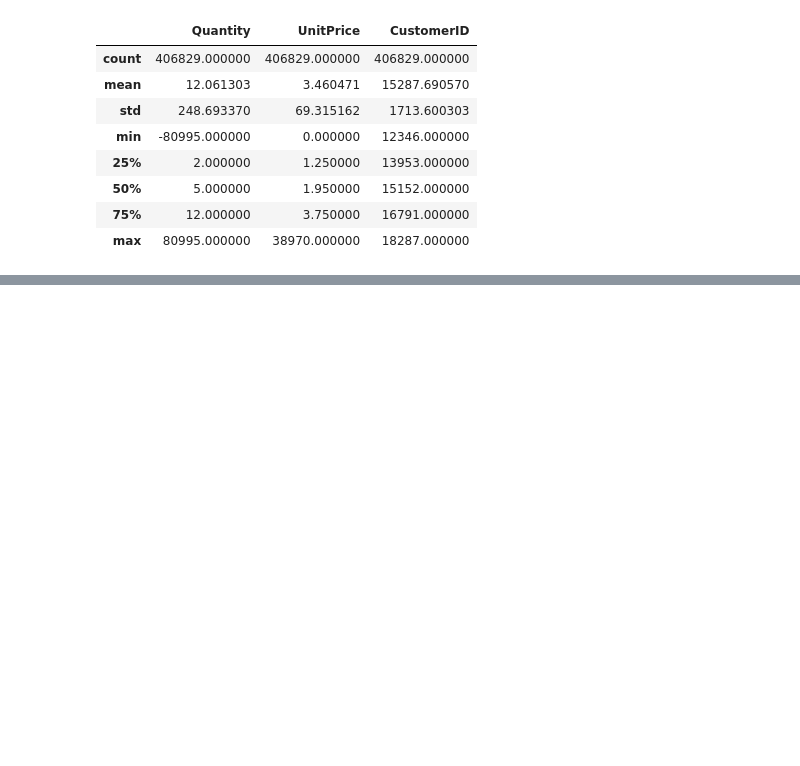
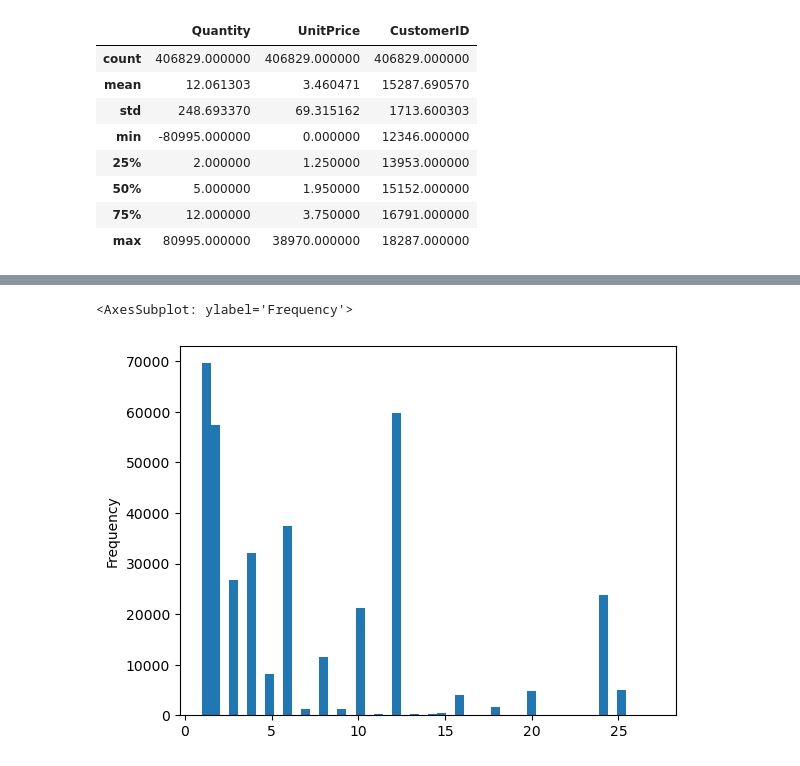
Before and after one commit to kflemming30/Customer-Segmentation, a Jupyter notebook: Segmentation.ipynb, the cells around one changed output, grey strips where cells are left out. Cells and saved outputs as stored; diff of their text form; code cells hidden in the pictures; blank space fills up the shorter version.

```diff
--- a/Segmentation.ipynb
+++ b/Segmentation.ipynb
@@ -114,4 +114,5 @@ onlineretail_cleaned.describe()
 | max | 80995.000000 | 38970.000000 | 18287.000000 |
 # %%
 #Filter our negative or zero values
-#There is at least 1 negative quantity
+#There is at least 1 negative quantity and 0 for unit price and quanitity
+onlineretail_cleaned = onlineretail_cleaned[(onlineretail_cleaned['Quantity'] > 0) & (onlineretail_cleaned['UnitPrice'] > 0)]
@@ -117,0 +147,4 @@ onlineretail_cleaned.describe()
+# %%
+# Create total price column & remove duplicates
+onlineretail_cleaned['TotalPrice'] = onlineretail_cleaned['Quantity'] * onlineretail_cleaned['UnitPrice']
+onlineretail_cleaned = onlineretail_cleaned.drop_duplicates()
@@ -117,0 +167,8 @@ onlineretail_cleaned.describe()
+# %%
+Q1 = onlineretail_cleaned['Quantity'].quantile(0.25)
+Q3 = onlineretail_cleaned['Quantity'].quantile(0.75)
+IQR = Q3 - Q1
+
+# Filtering out the outliers
+onlineretail_filtered = onlineretail_cleaned[(onlineretail_cleaned['Quantity'] >= (Q1 - 1.5 * IQR)) &
+                                             (onlineretail_cleaned['Quantity'] <= (Q3 + 1.5 * IQR))]
@@ -117,0 +187,5 @@ onlineretail_cleaned.describe()
+# %%
+onlineretail_filtered['Quantity'].plot(kind='hist', bins=50)
+# %% [output]
+<AxesSubplot: ylabel='Frequency'>
+[figure, added]
```
Also changed, not shown: parts of 11 cells of this notebook.
